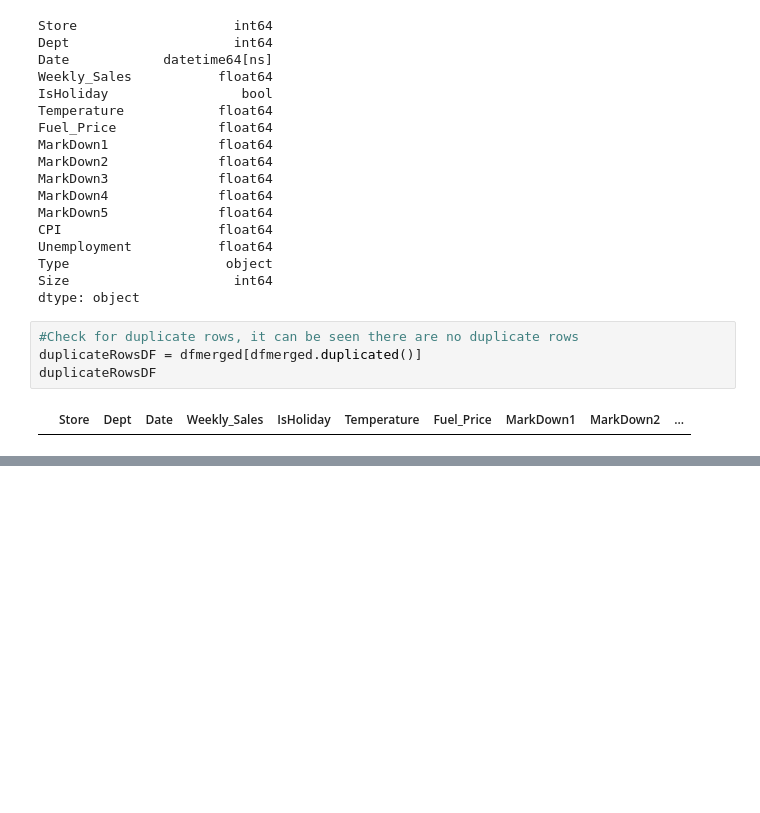
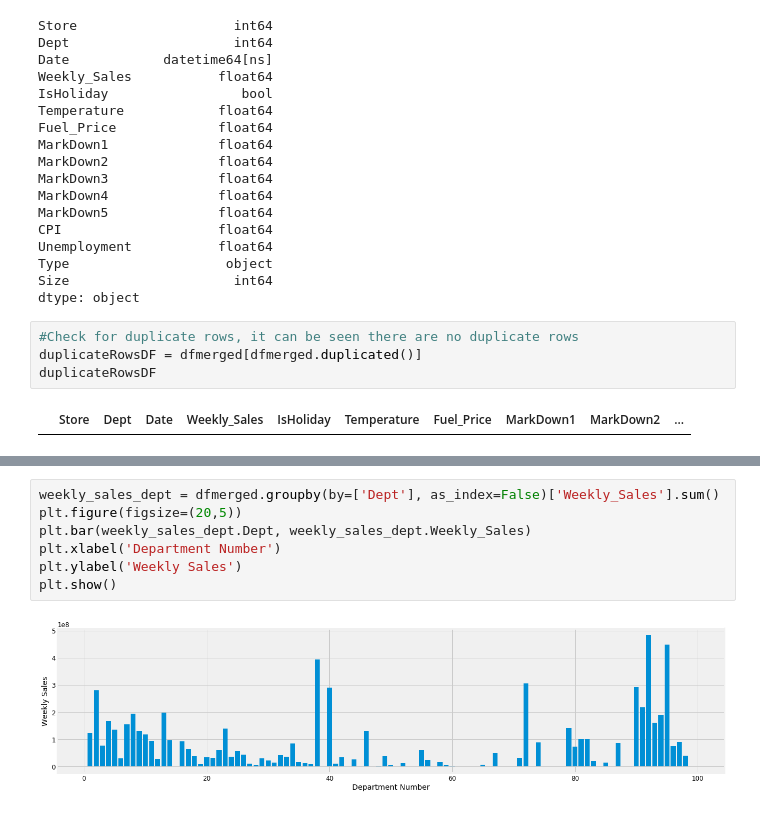
Before and after one commit to curtistr05/Capstone2, a Jupyter notebook: Retail_Analytics.ipynb, the cells around one changed output, grey strips where cells are left out. Saved outputs shown, nothing was run; the diff lists cells and outputs as text; blank space fills up the shorter version.

```diff
--- a/Retail_Analytics.ipynb
+++ b/Retail_Analytics.ipynb
@@ -205,0 +207,9 @@ retailDataCleaned.head()
+# %%
+weekly_sales_dept = dfmerged.groupby(by=['Dept'], as_index=False)['Weekly_Sales'].sum()
+plt.figure(figsize=(20,5))
+plt.bar(weekly_sales_dept.Dept, weekly_sales_dept.Weekly_Sales)
+plt.xlabel('Department Number')
+plt.ylabel('Weekly Sales')
+plt.show()
+# %% [output]
+[figure, added]
```
Also changed, not shown: parts of 27 cells of this notebook.
